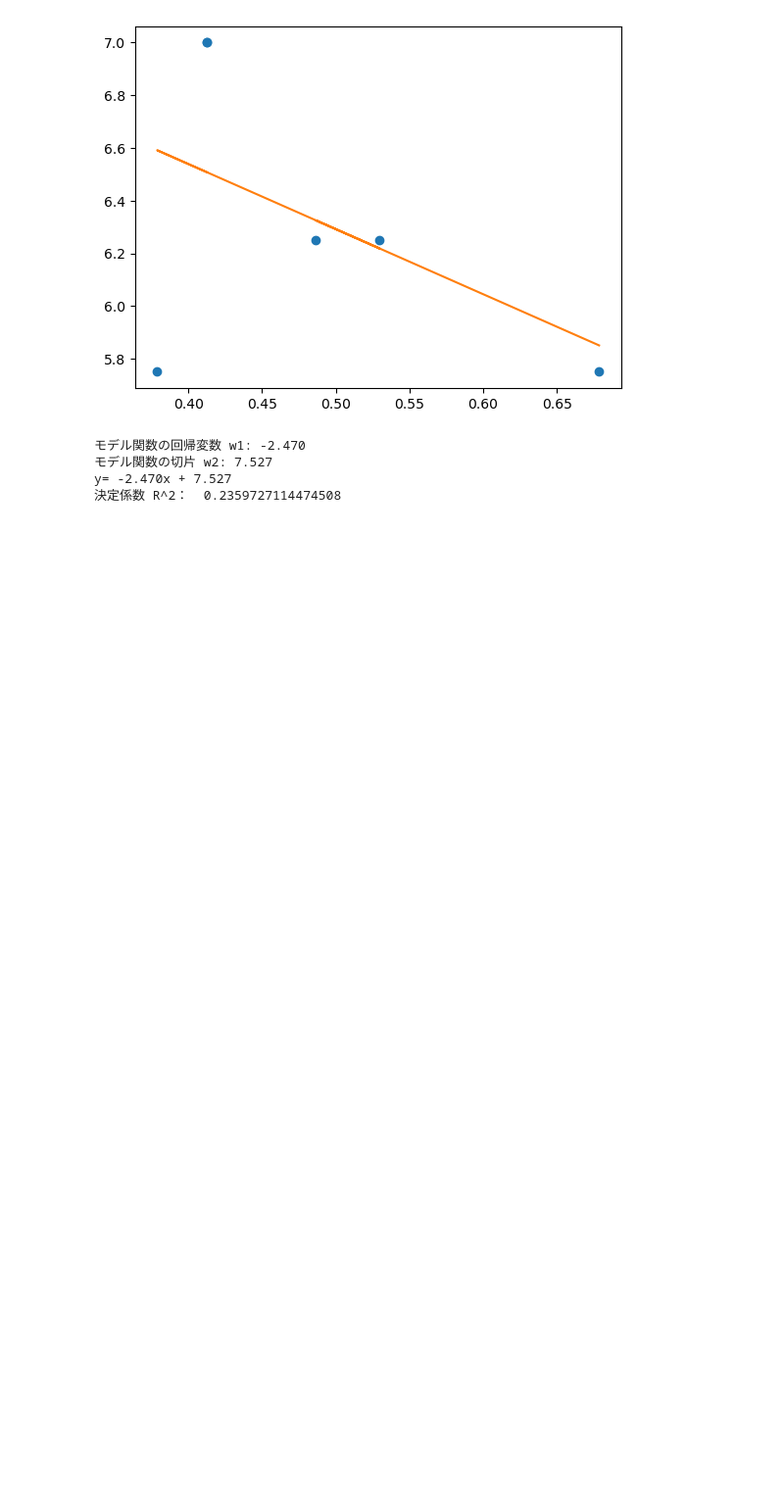
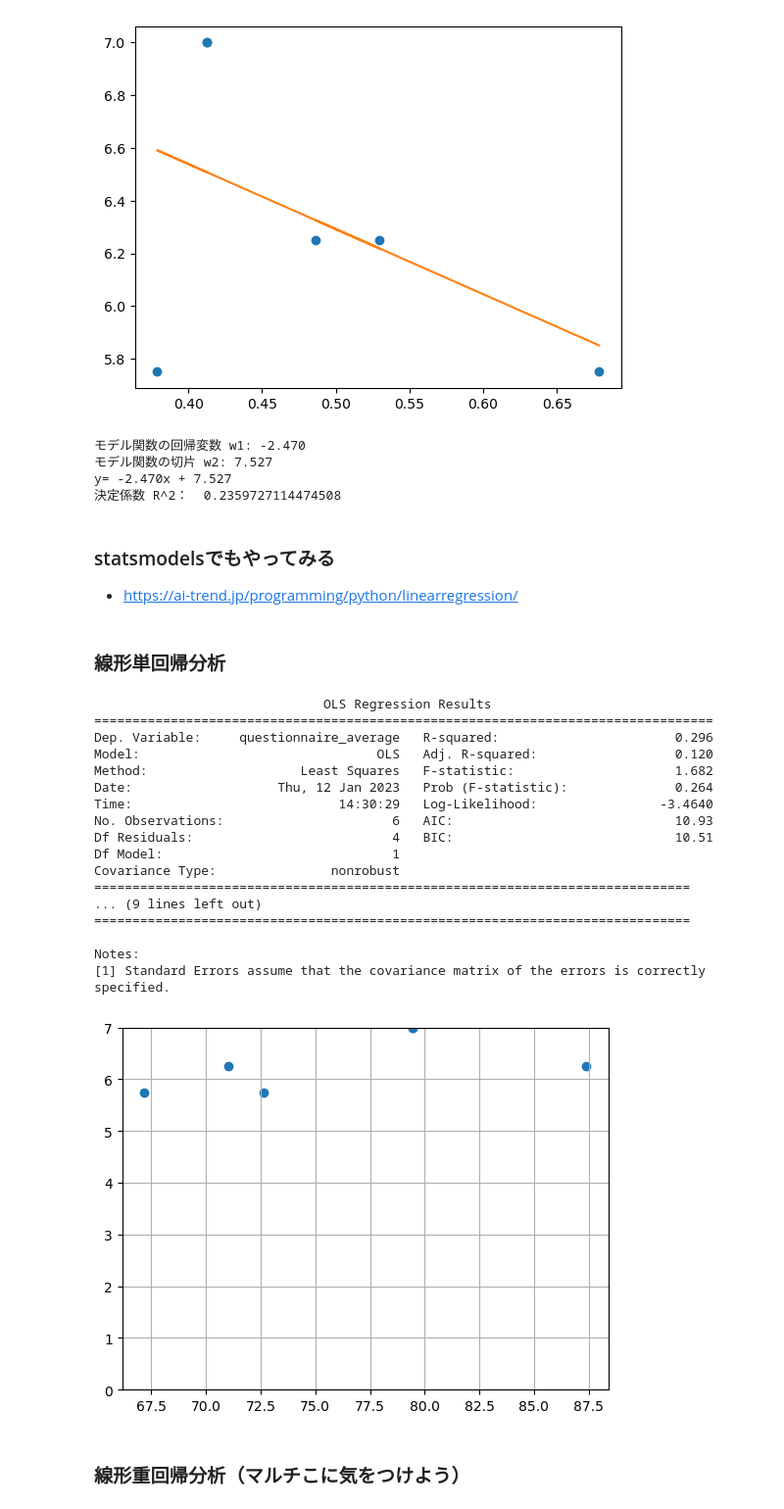
Before and after one commit to miyakooti/ECGAnalysis, a Jupyter notebook: regression_of_flow_score.ipynb, the cells around one changed output. Shown: that part at 98% size. Saved outputs shown, nothing was run; the diff lists cells and outputs as text; code cells hidden in the pictures; blank space fills up the shorter version.

```diff
--- a/regression_of_flow_score.ipynb
+++ b/regression_of_flow_score.ipynb
@@ -114,3 +115,6 @@ print('決定係数 R^2： ', lr_model.score(x, y))
 モデル関数の切片 w2: 7.527
 y= -2.470x + 7.527
 決定係数 R^2：  0.2359727114474508
+# %% [markdown]
+### statsmodelsでもやってみる
+- https://ai-trend.jp/programming/python/linearregression/
@@ -116,0 +123,42 @@ y= -2.470x + 7.527
+# %% [markdown]
+### 線形単回帰分析
+# %%
+x = flow_dataset[["bpm"]]
+y = flow_dataset[["questionnaire_average"]]
+
+plt.scatter(x,y)
+plt.ylim(0, 7)
+plt.grid(True)
+
+#全要素が1の列を説明変数の先頭に追加（絶対必要！！）
+X = sm.add_constant(x)
+
+#モデルの設定
+model = sm.OLS(y, X)
+
+#回帰分析の実行
+results = model.fit()
+
+#結果の詳細を表示
+print(results.summary())
+# %% [output]
+                              OLS Regression Results
+=================================================================================
+Dep. Variable:     questionnaire_average   R-squared:                       0.296
+Model:                               OLS   Adj. R-squared:                  0.120
+Method:                    Least Squares   F-statistic:                     1.682
+Date:                   Thu, 12 Jan 2023   Prob (F-statistic):              0.264
+Time:                           14:30:29   Log-Likelihood:                -3.4640
+No. Observations:                      6   AIC:                             10.93
+Df Residuals:                          4   BIC:                             10.51
+Df Model:                              1
+Covariance Type:               nonrobust
+==============================================================================
+... (9 lines left out)
+==============================================================================
+
+Notes:
+[1] Standard Errors assume that the covariance matrix of the errors is correctly specified.
+[figure, added]
+# %% [markdown]
+### 線形重回帰分析（マルチこに気をつけよう）
```
Also changed, not shown: parts of 3 cells of this notebook.
